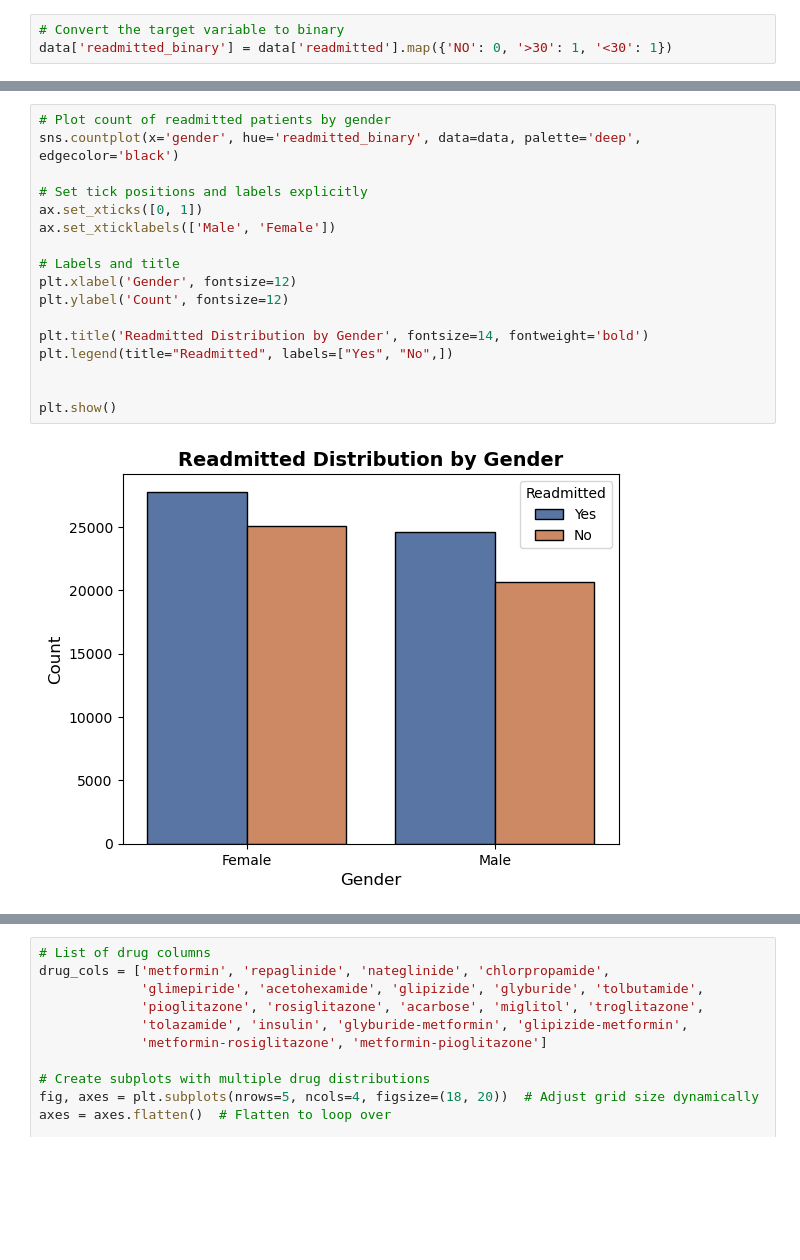
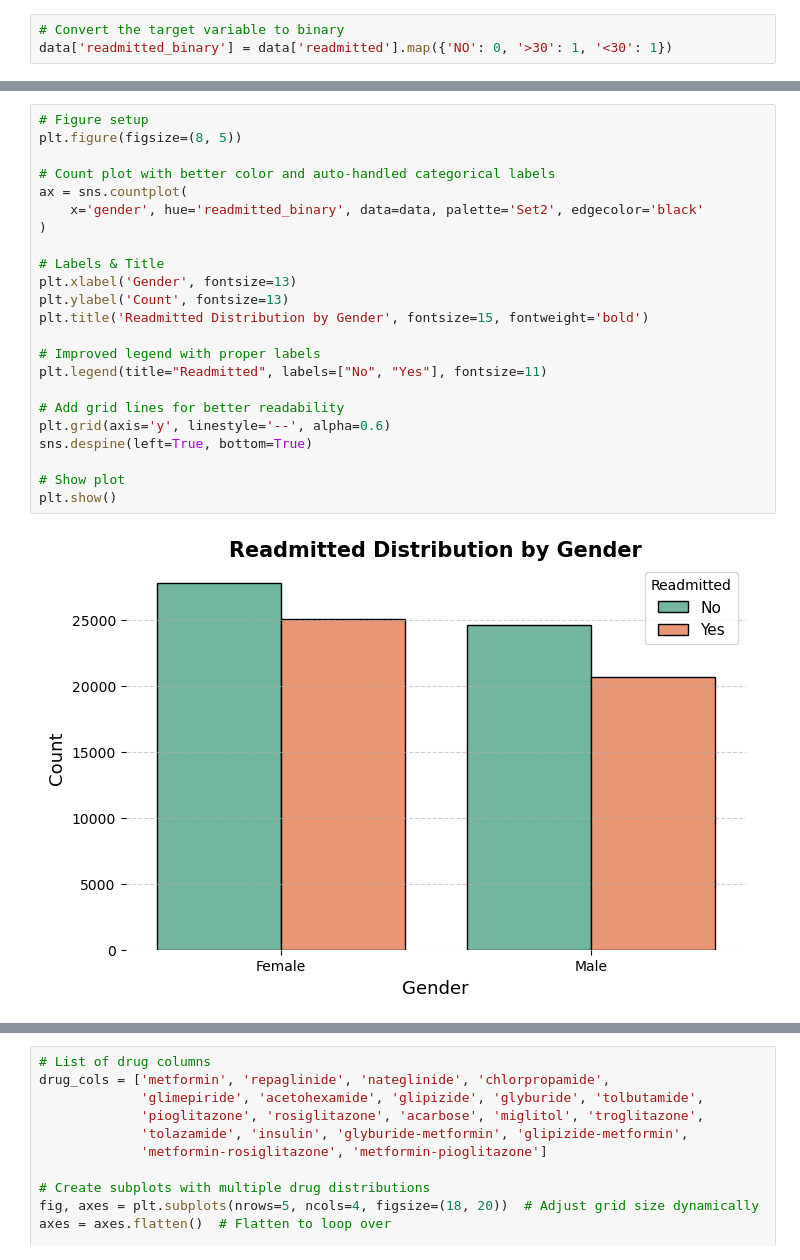
Before and after one commit to Markiizioni/Diabetes, a Jupyter notebook: Diabetes.ipynb, the cells around one changed output, grey strips where cells are left out. Saved outputs shown, nothing was run; the diff lists cells and outputs as text; blank space fills up the shorter version.

```diff
--- a/Diabetes.ipynb
+++ b/Diabetes.ipynb
@@ -279,19 +372,25 @@ Text(0.5, 1.0, 'Gender Distribution')
 # %%
-# Plot count of readmitted patients by gender
-sns.countplot(x='gender', hue='readmitted_binary', data=data, palette='deep', edgecolor='black')
+# Figure setup
+plt.figure(figsize=(8, 5))
 
-# Set tick positions and labels explicitly
-ax.set_xticks([0, 1])
-ax.set_xticklabels(['Male', 'Female'])
+# Count plot with better color and auto-handled categorical labels
+ax = sns.countplot(
+    x='gender', hue='readmitted_binary', data=data, palette='Set2', edgecolor='black'
+)
 
-# Labels and title
-plt.xlabel('Gender', fontsize=12)
-plt.ylabel('Count', fontsize=12)
+# Labels & Title
+plt.xlabel('Gender', fontsize=13)
+plt.ylabel('Count', fontsize=13)
+plt.title('Readmitted Distribution by Gender', fontsize=15, fontweight='bold')
 
-plt.title('Readmitted Distribution by Gender', fontsize=14, fontweight='bold')
-plt.legend(title="Readmitted", labels=["Yes", "No",])
+# Improved legend with proper labels
+plt.legend(title="Readmitted", labels=["No", "Yes"], fontsize=11)
 
+# Add grid lines for better readability
+plt.grid(axis='y', linestyle='--', alpha=0.6)
+sns.despine(left=True, bottom=True)
 
+# Show plot
 plt.show()
 # %% [output]
-[figure, old version]
+[figure, new version]
```
Also changed, not shown: parts of 44 cells of this notebook, 1 other file.
